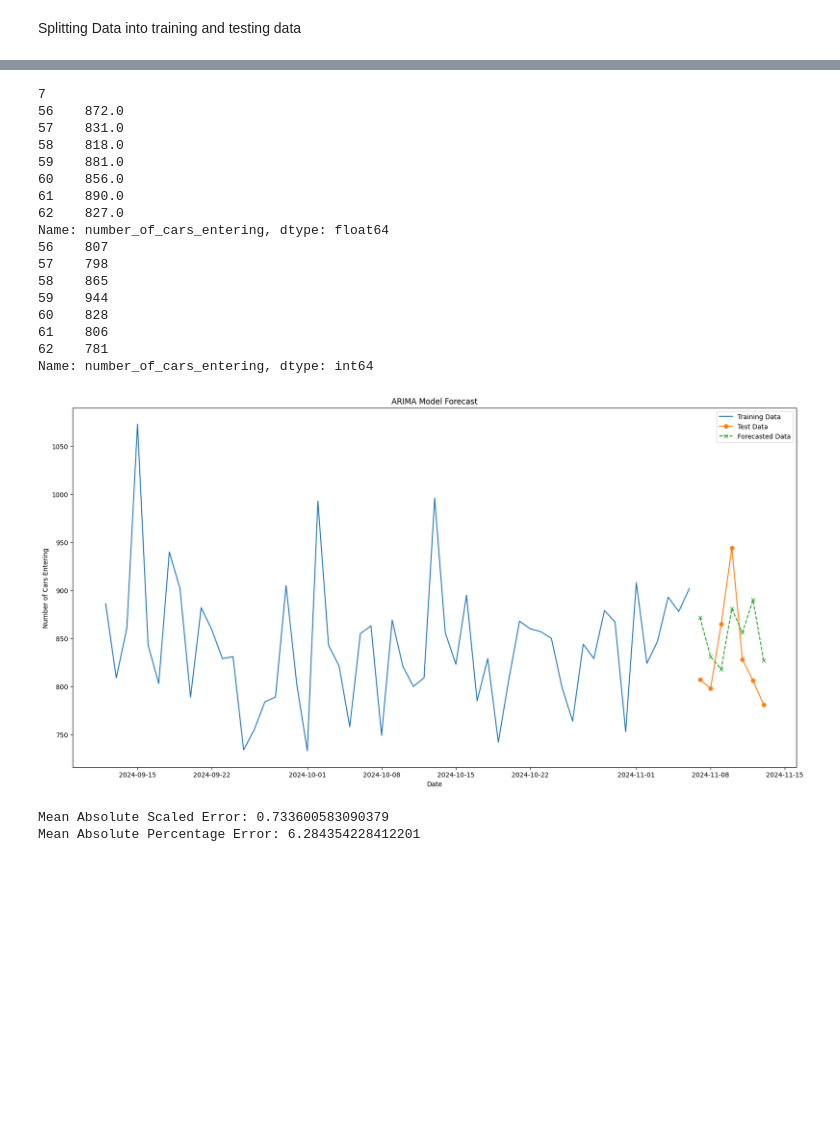
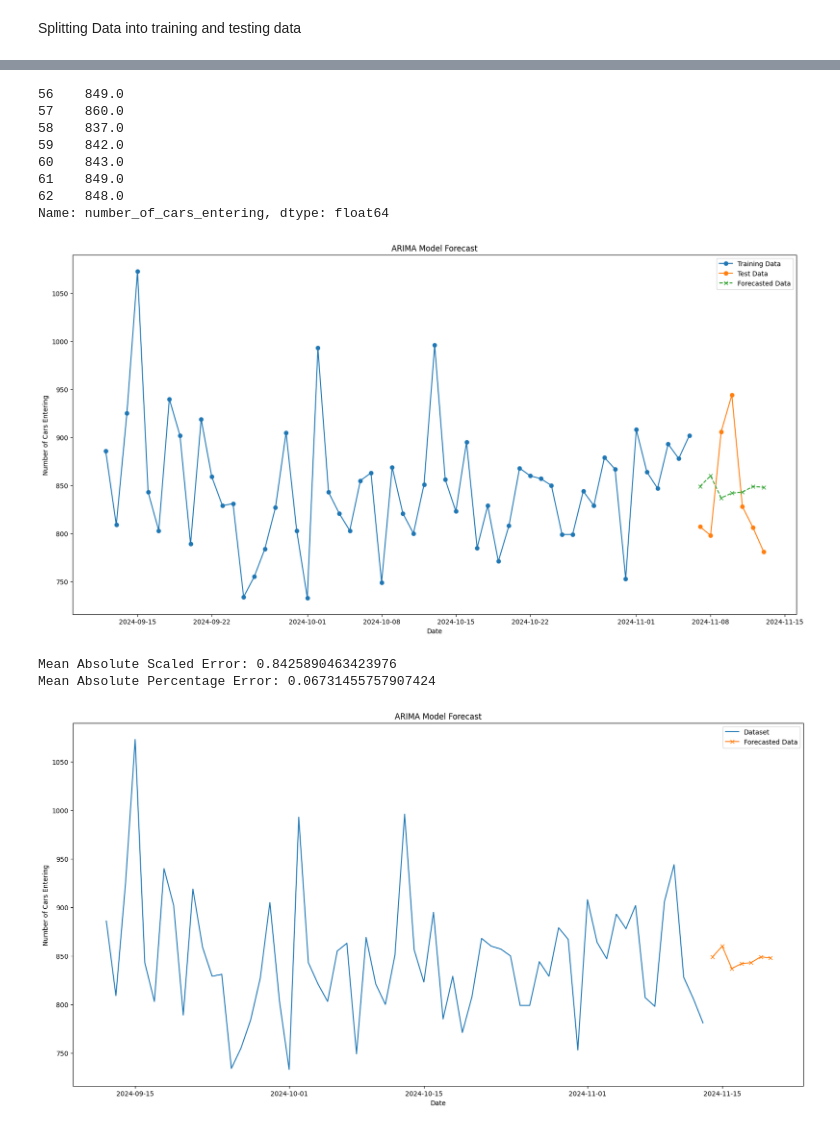
Before and after one commit to dheerajkumar2005/Time-Series-Forecasting-and-Modeling, a Jupyter notebook: Q1/Q1a.ipynb, the cells around one changed output, grey strips where cells are left out. Saved outputs shown, nothing was run; the diff lists cells and outputs as text; code cells hidden in the pictures; blank space fills up the shorter version.

```diff
--- a/Q1/Q1a.ipynb
+++ b/Q1/Q1a.ipynb
@@ -17,6 +15,6 @@ Reading the data into pandas dataframe and removing null entries
 # %%
 data = pd.read_csv('parkingLot.csv')
-data = data.dropna()
+# data = data.dropna()
 print(data.shape)
 
 data.head()
@@ -110,6 +108,6 @@ plot_correlations(train_data['number_of_cars_entering'], lags=20)
 # %%
-# forecaster = ARIMA(order=(3, 0, 3), seasonal_order=(1, 0, 1, 14),suppress_warnings=True)
-forecaster = AutoARIMA(sp=14,suppress_warnings=True)
+forecaster = ARIMA(order=(3, 0, 3), seasonal_order=(0, 0, 0, 7),suppress_warnings=True)
+# forecaster = AutoARIMA(,suppress_warnings=True)
 
 forecaster.fit(train_data['number_of_cars_entering'])
 forecaster.summary()
@@ -136,43 +138,34 @@ Warnings:
 # %%
 # Forecasting the test data
 
 forecast = np.floor(forecaster.predict(fh=[1, 2, 3, 4, 5, 6, 7]))
 
 # print(test_data.shape[0])
 print(forecast)
 
 # print(test_data['number_of_cars_entering'])
 
 # Plotting the training data, test data, and forecasted data
 plt.figure(figsize=(20, 10))
-plt.plot(train_data['timestamp'], train_data['number_of_cars_entering'], label='Training Data')
+plt.plot(train_data['timestamp'], train_data['number_of_cars_entering'], label='Training Data', marker = 'o')
 plt.plot(test_data['timestamp'], test_data['number_of_cars_entering'], label='Test Data',marker = 'o')
 plt.plot(test_data['timestamp'], forecast, label='Forecasted Data', linestyle='--',marker = 'x')
 
 plt.xlabel('Date')
 plt.ylabel('Number of Cars Entering')
 plt.title('ARIMA Model Forecast')
 plt.legend()
 plt.show()
 # %% [output]
-7
-56    872.0
-57    831.0
-58    818.0
-59    881.0
-60    856.0
-61    890.0
-62    827.0
+56    849.0
+57    860.0
+58    837.0
+59    842.0
+60    843.0
+61    849.0
+62    848.0
 Name: number_of_cars_entering, dtype: float64
-56    807
-57    798
-58    865
-59    944
-60    828
-61    806
-62    781
-Name: number_of_cars_entering, dtype: int64
-[figure, old version]
+[figure, new version]
 # %%
 # Calculating the error metrics
 MASE = mean_absolute_scaled_error(y_train=train_data['number_of_cars_entering'],y_true=test_data['number_of_cars_entering'], y_pred=forecast)
@@ -181,5 +174,26 @@ MAPE = mean_absolute_percentage_error(test_data['number_of_cars_entering'], fore
 print('Mean Absolute Scaled Error:', MASE)
 print('Mean Absolute Percentage Error:', MAPE)
 # %% [output]
-Mean Absolute Scaled Error: 0.733600583090379
-Mean Absolute Percentage Error: 6.284354228412201
+Mean Absolute Scaled Error: 0.8425890463423976
+Mean Absolute Percentage Error: 0.06731455757907424
+# %%
+#forecast for the next 7 days
+forecast_final = np.floor(forecaster.predict([8,9,10,11,12,13,14]))
+# Create dates for the next 7 days after the last entry of cars_per_date
+last_date = cars_per_date['timestamp'].iloc[-1]
+next_7_days = pd.date_range(start=last_date + pd.Timedelta(days=1), periods=7)
+
+# # Add the forecasted values to the dataframe
+# forecast_final_df = pd.DataFrame({'timestamp': next_7_days, 'number_of_cars_entering': forecast_final})
+# print(forecast_final_df)
+plt.figure(figsize=(20, 10))
+plt.plot(cars_per_date['timestamp'], cars_per_date['number_of_cars_entering'], label='Dataset')
+plt.plot(next_7_days, forecast, label='Forecasted Data', linestyle='-',marker = 'x')
+
+plt.xlabel('Date')
+plt.ylabel('Number of Cars Entering')
+plt.title('ARIMA Model Forecast')
+plt.legend()
+plt.show()
+# %% [output]
+[figure, added]
```
Also changed, not shown: parts of 8 cells of this notebook, 2 other files.
